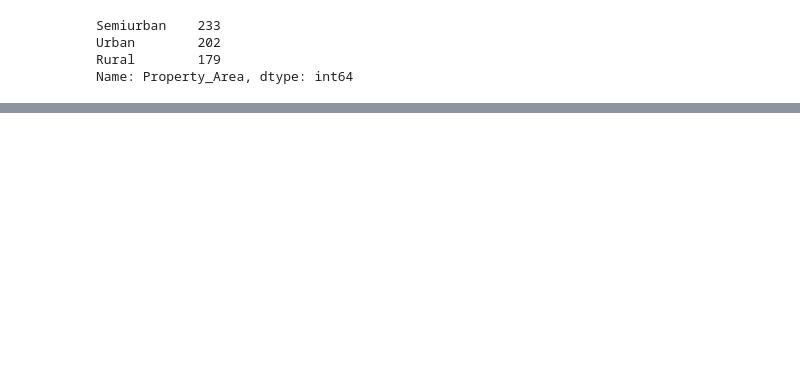
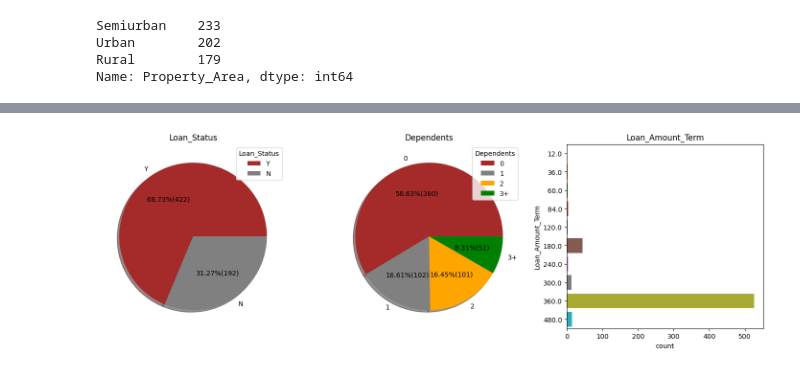
Before and after one commit to Akshay-Paunikar/Loan_Prediction_ML, a Jupyter notebook: project/notebook/Loan_Prediction.ipynb, the cells around one changed output, grey strips where cells are left out. Cells and saved outputs as stored; diff of their text form; code cells hidden in the pictures; blank space fills up the shorter version.

```diff
--- a/project/notebook/Loan_Prediction.ipynb
+++ b/project/notebook/Loan_Prediction.ipynb
@@ -546,0 +608,30 @@ Text(0.5, 1.0, 'labelsProperty_Area')
+# %%
+fig = plt.figure(figsize=(18, 5))
+
+ax1 = plt.subplot2grid((1,3), (0,0))
+
+dataLoan_Status= training_data['Loan_Status'].value_counts().values
+labelsLoan_Status = training_data['Loan_Status'].value_counts().index
+
+plt.pie(x=dataLoan_Status, labels=labelsLoan_Status,
+        autopct=lambda p : '{:.2f}%({:,.0f})'.format(p,p * sum(dataLoan_Status)/100), colors=['brown','gray'], shadow=True)
+plt.legend(labelsLoan_Status, loc='upper right', title='Loan_Status')
+plt.title("Loan_Status")
+
+ax2 = plt.subplot2grid((1,3), (0,1))
+
+dataDependents = training_data['Dependents'].value_counts().values
+labelsDependents = training_data['Dependents'].value_counts().index
+
+plt.pie(x=dataDependents, labels=labelsDependents,
+        autopct=lambda p : '{:.2f}%({:,.0f})'.format(p,p * sum(dataDependents)/100), colors=['brown','gray', 'orange', 'green'], shadow=True)
+plt.legend(labelsDependents, loc='upper right', title='Dependents')
+plt.title("Dependents")
+
+ax3 = plt.subplot2grid((1,3), (0,2))
+sns.countplot(y='Loan_Amount_Term', data=training_data)
+plt.title("Loan_Amount_Term")
+
+plt.show()
+# %% [output]
+[figure, added]
```
Also changed, not shown: parts of 23 cells of this notebook.
